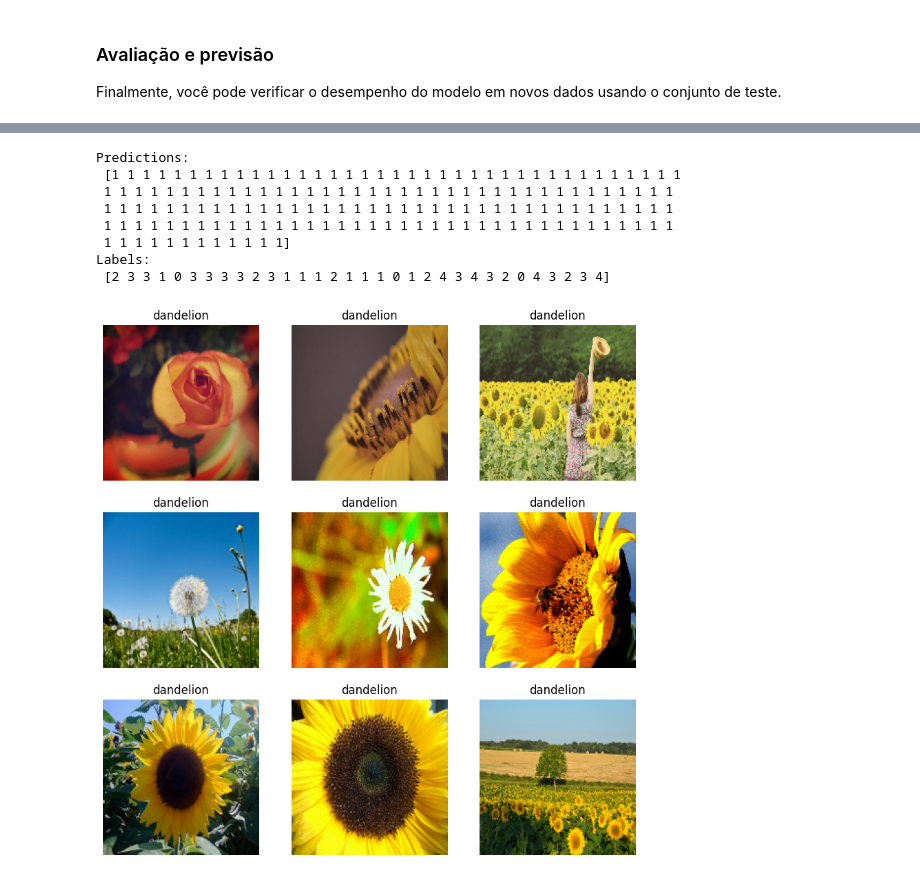
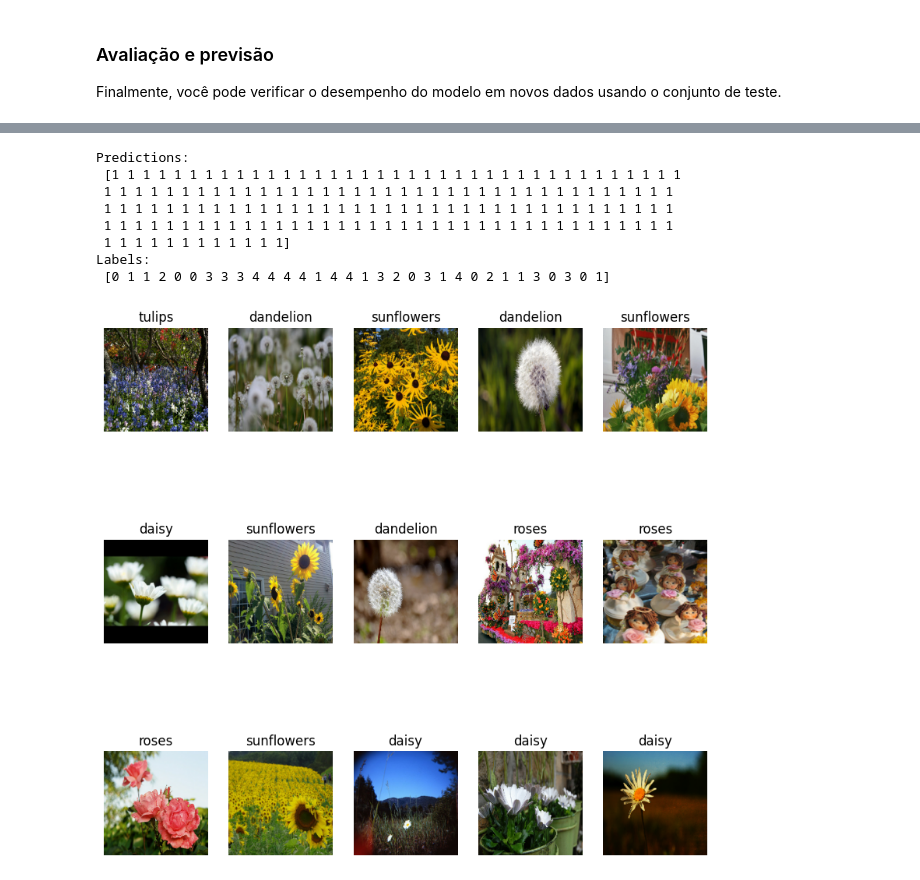
Before and after one commit to Kalebe-Nascimento/Transfer-Learning, a Jupyter notebook: Kalebe_Tranf_Learning_Flower.ipynb, the cells around one changed output, grey strips where cells are left out. Drawn from its saved outputs; the diff is of its cells as text; code cells hidden in the pictures.

```diff
--- a/Kalebe_Tranf_Learning_Flower.ipynb
+++ b/Kalebe_Tranf_Learning_Flower.ipynb
@@ -288,28 +288,29 @@ Test accuracy : 0.8920454382896423
 # %%
 # Retrieve a batch of images from the test set
 image_batch, label_batch = test_dataset.as_numpy_iterator().next()
 predictions = model.predict_on_batch(image_batch).flatten()
 
 # Apply a sigmoid since our model returns logits
 predictions = tf.nn.sigmoid(predictions)
 predictions = tf.where(predictions < 0.5, 0, 1)
 
 print('Predictions:\n', predictions.numpy())
 print('Labels:\n', label_batch)
 
 plt.figure(figsize=(10, 10))
-for i in range(9):
-  ax = plt.subplot(3, 3, i + 1)
-  plt.imshow(image_batch[i].astype("uint8"))
-  plt.title(class_names[predictions[i]])
-  plt.axis("off")
+for images, labels in all_dataset.take(1):
+  for i in range(15):
+    ax = plt.subplot(3, 5, i + 1)
+    plt.imshow(images[i].numpy().astype("uint8"))
+    plt.title(class_names[labels[i]])
+    plt.axis("off")
 # %% [output]
 Predictions:
  [1 1 1 1 1 1 1 1 1 1 1 1 1 1 1 1 1 1 1 1 1 1 1 1 1 1 1 1 1 1 1 1 1 1 1 1 1
  1 1 1 1 1 1 1 1 1 1 1 1 1 1 1 1 1 1 1 1 1 1 1 1 1 1 1 1 1 1 1 1 1 1 1 1 1
  1 1 1 1 1 1 1 1 1 1 1 1 1 1 1 1 1 1 1 1 1 1 1 1 1 1 1 1 1 1 1 1 1 1 1 1 1
  1 1 1 1 1 1 1 1 1 1 1 1 1 1 1 1 1 1 1 1 1 1 1 1 1 1 1 1 1 1 1 1 1 1 1 1 1
  1 1 1 1 1 1 1 1 1 1 1 1]
 Labels:
- [2 3 3 1 0 3 3 3 3 2 3 1 1 1 2 1 1 1 0 1 2 4 3 4 3 2 0 4 3 2 3 4]
+ [0 1 1 2 0 0 3 3 3 4 4 4 4 1 4 4 1 3 2 0 3 1 4 0 2 1 1 3 0 3 0 1]
-[figure, old version]
+[figure, new version]
```
Also changed, not shown: parts of 8 cells of this notebook.
